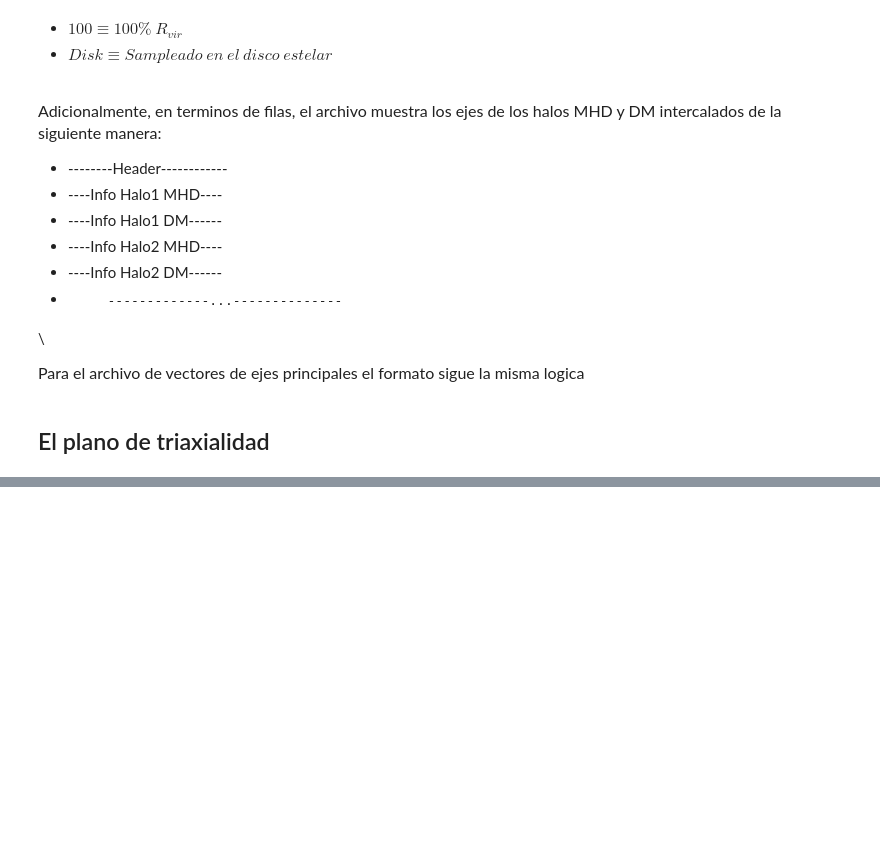
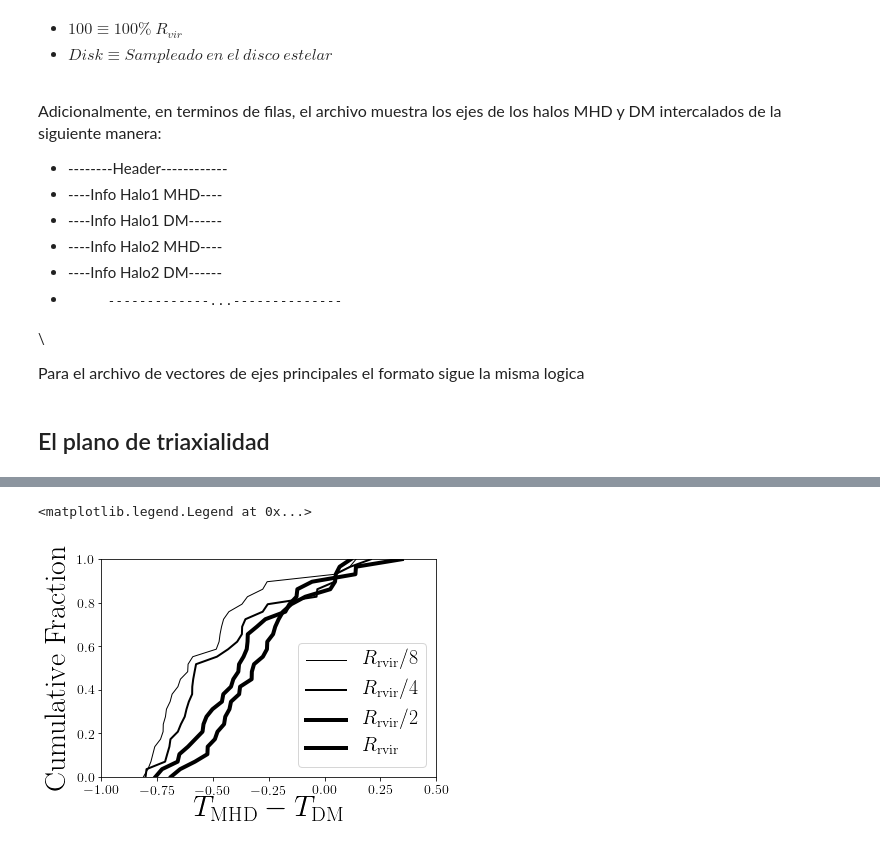
Before and after one commit to jdprada1760/Paper_Halo_shapes, a Jupyter notebook: Code/Triaxial_Plane.ipynb, the cells around one changed output, grey strips where cells are left out. Saved outputs shown, nothing was run; the diff lists cells and outputs as text; code cells hidden in the pictures; blank space fills up the shorter version.

```diff
--- a/Code/Triaxial_Plane.ipynb
+++ b/Code/Triaxial_Plane.ipynb
@@ -200,0 +239,14 @@ for axe,name in (zip([axesDM,axesMHD],['DM','MHD'])):
+# %%
+plt.plot(np.sort(delta_T[:,0]), np.linspace(0,1,30), label=r'$R_{\rm rvir}/8$', linewidth=1, color='black')
+plt.plot(np.sort(delta_T[:,1]), np.linspace(0,1,30), label=r'$R_{\rm rvir}/4$', linewidth=2, color='black')
+plt.plot(np.sort(delta_T[:,2]), np.linspace(0,1,30), label=r'$R_{\rm rvir}/2$', linewidth=4, color='black')
+plt.plot(np.sort(delta_T[:,3]), np.linspace(0,1,30), label=r'$R_{\rm rvir}$', linewidth=4, color='black')
+
+plt.xlabel(r"$T_{\rm MHD} - T_{\rm DM}$")
+plt.ylabel("Cumulative Fraction")
+plt.xlim([-1,0.5])
+plt.ylim([0,1])
+plt.legend(fontsize=20)
+# %% [output]
+<matplotlib.legend.Legend at 0x...>
+[figure, added]
```
Also changed, not shown: parts of 4 cells of this notebook.
